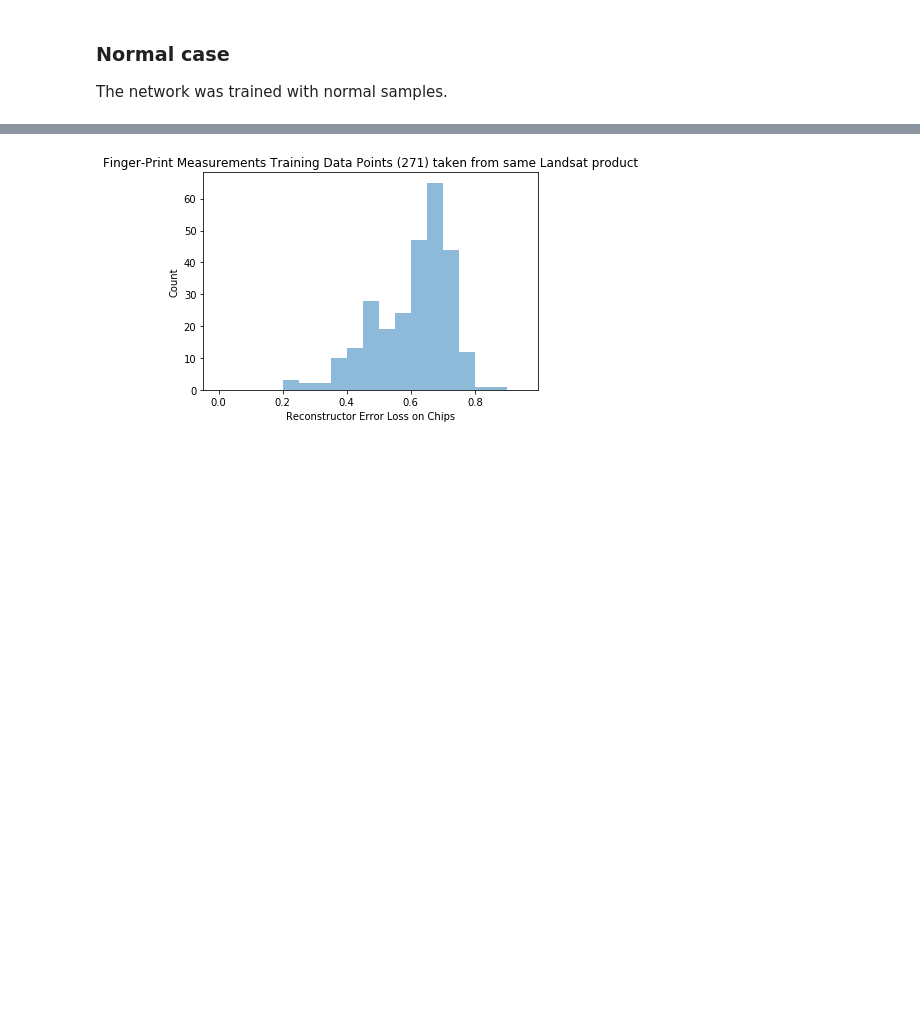
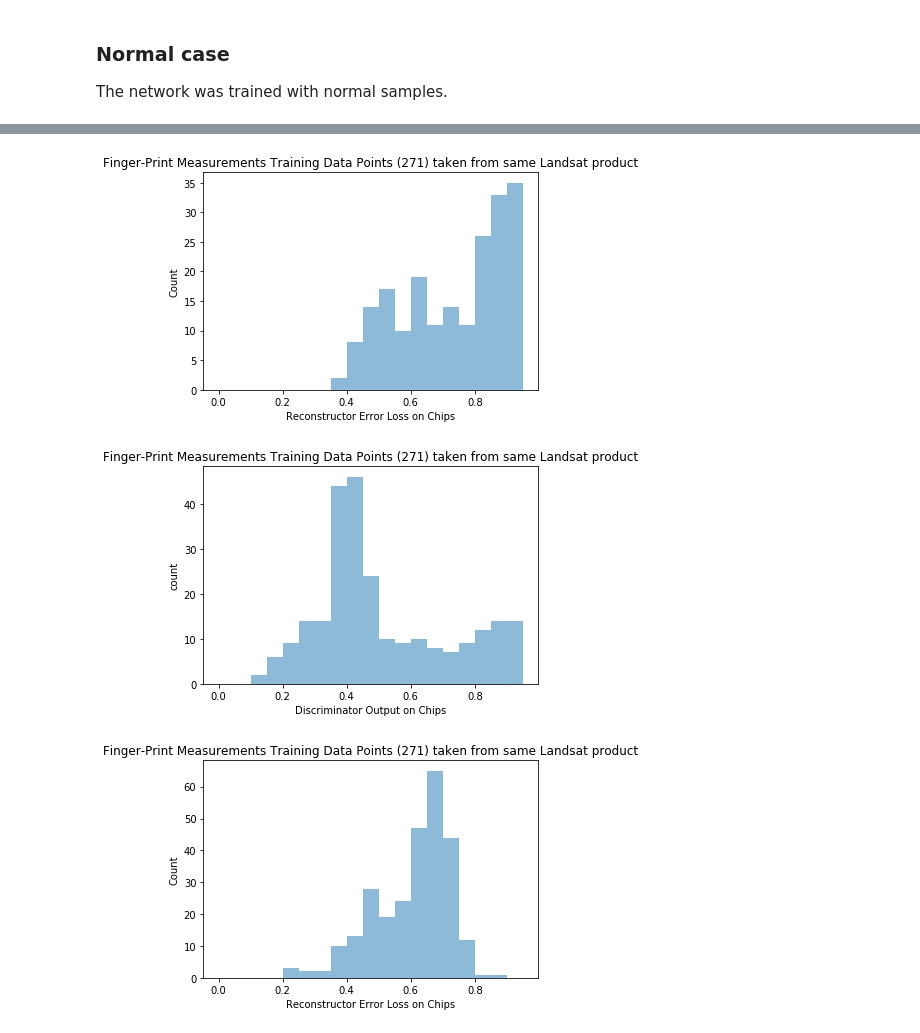
Before and after one commit to rcolomina/ALOCC_Keras, a Jupyter notebook: landsat_test.ipynb, the cells around one changed output, grey strips where cells are left out. Saved outputs shown, nothing was run; the diff lists cells and outputs as text; code cells hidden in the pictures; blank space fills up the shorter version.

Commit message:
Modified model and landsat jupyter

```diff
--- a/landsat_test.ipynb
+++ b/landsat_test.ipynb
@@ -325,6 +332,21 @@ def get_histogram_from_list(minr, maxr,
     plt.ylabel(titleY)
 
     return plt
+# %%
+#CASE BATCH NORMALIZATION
+
+title = "Finger-Print Measurements Training Data Points ({}) taken from same Landsat product".format(len(list_losses))
+
+llosses = list_losses
+histo = get_histogram_from_list(0,1,0.05,llosses,"Reconstructor Error Loss on Chips","Count",title)
+histo.show()
+
+ddiscri = list_discri
+histo = get_histogram_from_list(0,1,0.05,ddiscri,"Discriminator Output on Chips","count",title)
+histo.show()
+# %% [output]
+[figure, added]
+[figure, added]
 # %%
 title = "Finger-Print Measurements Training Data Points ({}) taken from same Landsat product".format(len(list_losses))
 
```
Also changed, not shown: parts of 9 cells of this notebook, 9 other files.
